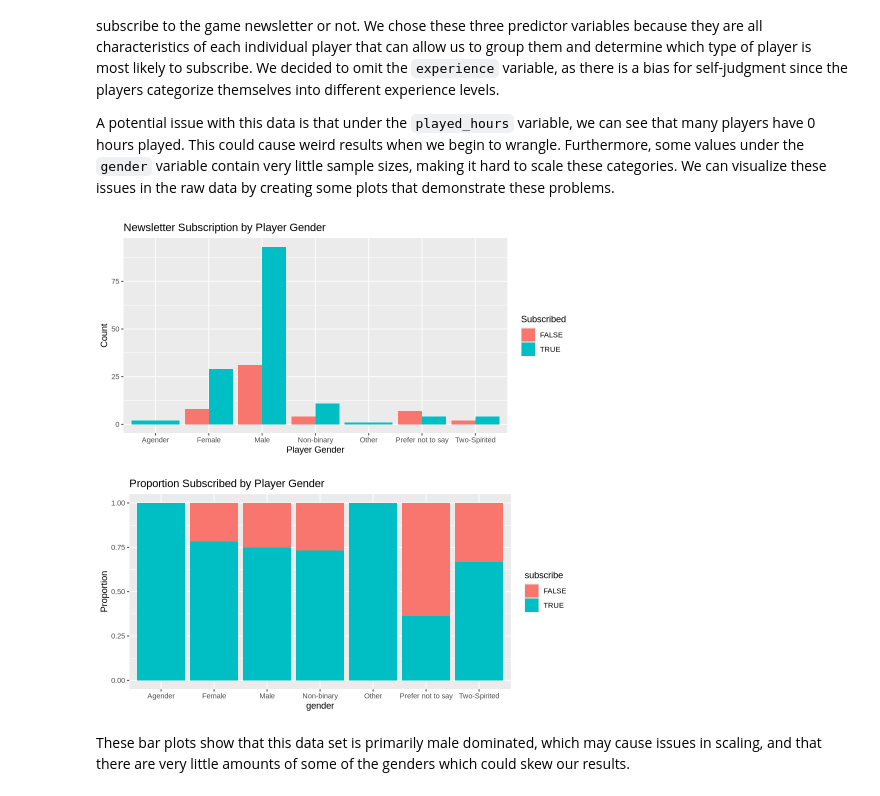
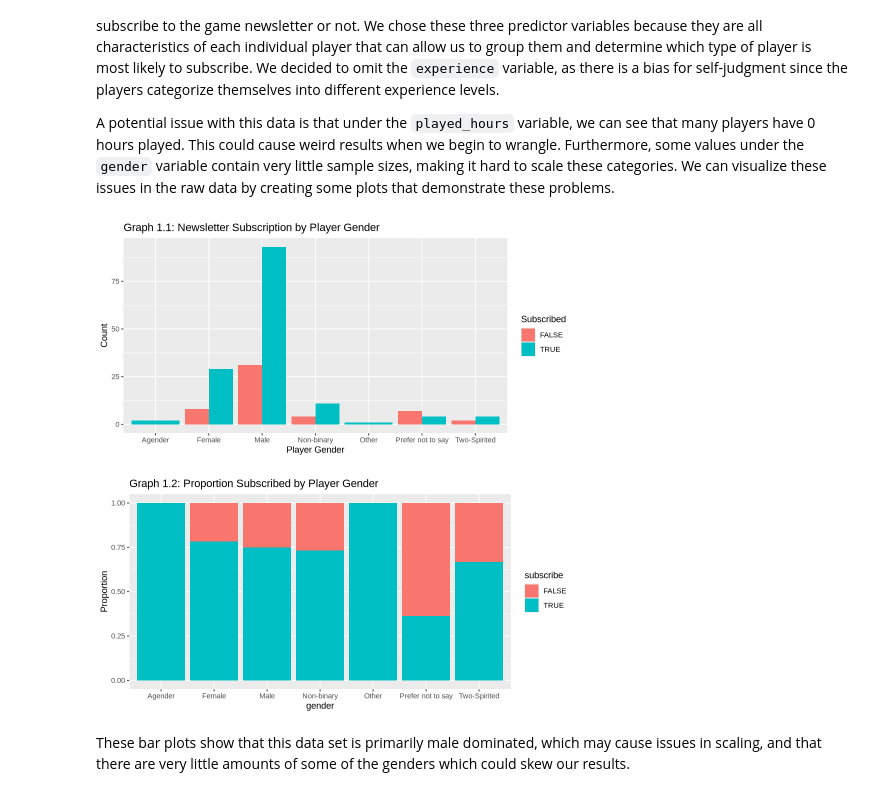
Before and after one commit to FabianoGLentini/player-subscription-ml, a Jupyter notebook: Project_Report.ipynb, the cells around one changed output. Cells and saved outputs as stored; diff of their text form; code cells hidden in the pictures.

Commit message:
Added graph numbers

```diff
--- a/Project_Report.ipynb
+++ b/Project_Report.ipynb
@@ -52,20 +52,20 @@ A potential issue with this data is that under the `played_hours` variable, we c
 # %%
 options(repr.plot.width = 8, repr.plot.height = 4)
         player_gender_plot_1 <- ggplot(player_data, aes(x = gender, fill = subscribe)) +
   geom_bar(position = "dodge") +
-  labs(title = "Newsletter Subscription by Player Gender",
+  labs(title = "Graph 1.1: Newsletter Subscription by Player Gender",
        x = "Player Gender", y = "Count",
        fill = "Subscribed")
 
 players_gender_plot_2 <- ggplot(player_data, aes(x = gender, fill = subscribe)) +
   geom_bar(position = "fill") +
-  labs(y = "Proportion", title = "Proportion Subscribed by Player Gender")
+  labs(y = "Proportion", title = "Graph 1.2: Proportion Subscribed by Player Gender")
 
 player_gender_plot_1
 players_gender_plot_2
 # %% [output]
-[figure, old version]
+[figure, new version]
-[figure, old version]
+[figure, new version]
 # %% [markdown]
 These bar plots show that this data set is primarily male dominated, which may cause issues in scaling, and that there are very little amounts of some of the genders which could skew our results.
 # %% [markdown]
```
